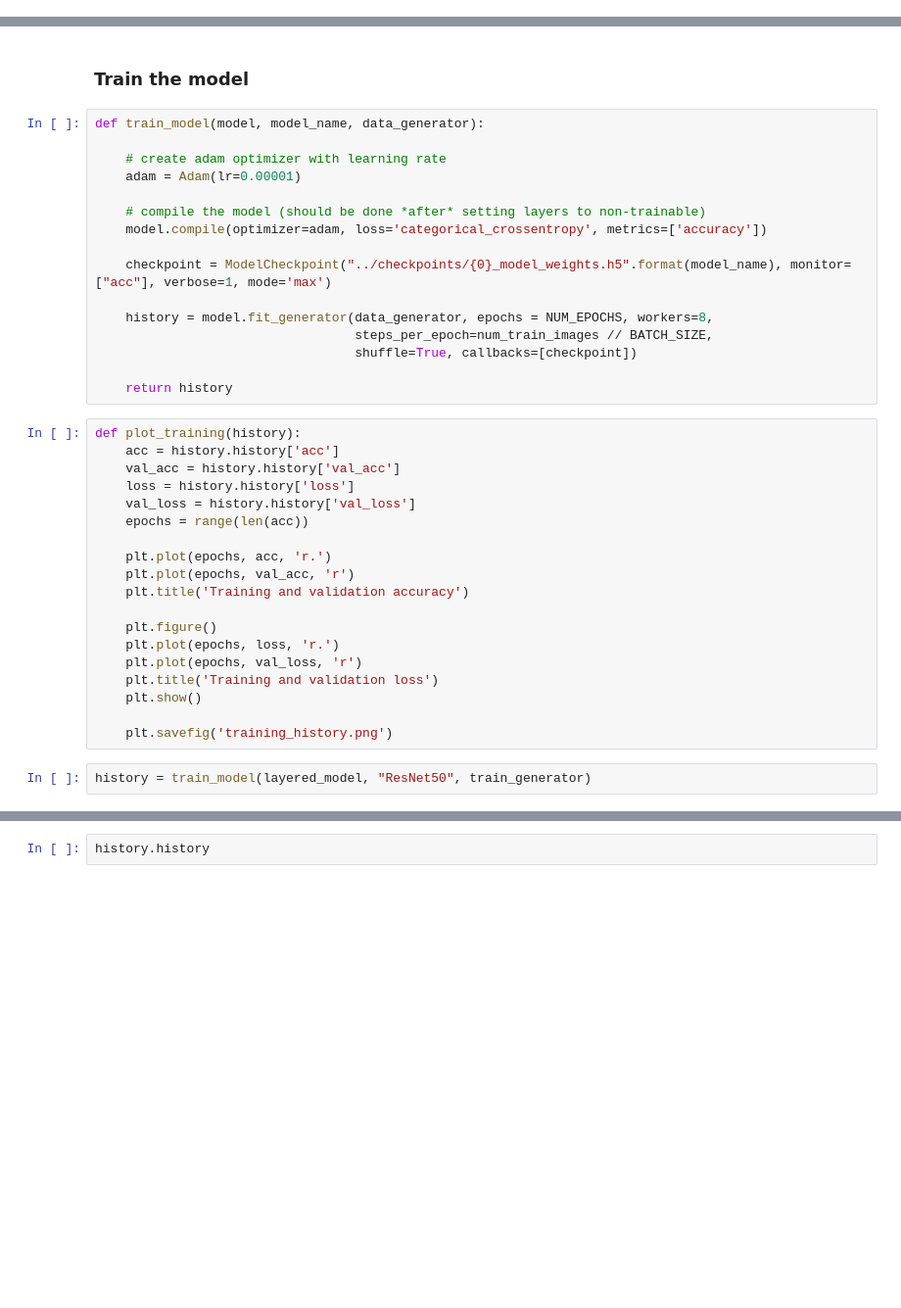
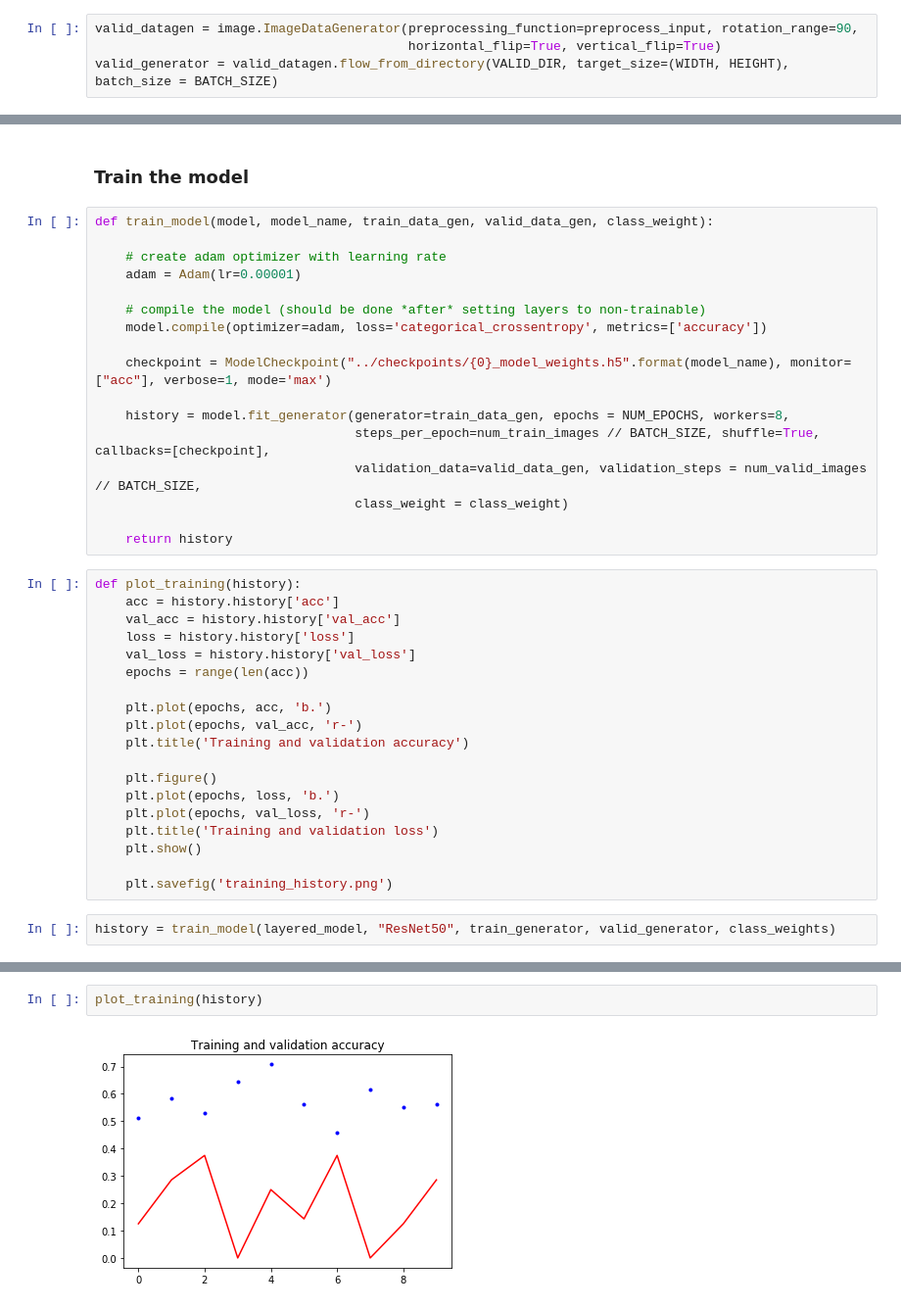
Before and after one commit to Heronalps/GPU_Serverless, a Jupyter notebook: notebooks/image_classification/Image_Classification.ipynb, the cells around one changed output, grey strips where cells are left out. Shown at 98% size. Drawn from its saved outputs; the diff is of its cells as text; blank space fills up the shorter version.

Commit message:
mz - Update image_clf notebook - Downsample empty

```diff
--- a/notebooks/image_classification/Image_Classification.ipynb
+++ b/notebooks/image_classification/Image_Classification.ipynb
@@ -31,0 +47,4 @@ Found 1554 images belonging to 5 classes.
+# %%
+valid_datagen = image.ImageDataGenerator(preprocessing_function=preprocess_input, rotation_range=90,
+                                         horizontal_flip=True, vertical_flip=True)
+valid_generator = valid_datagen.flow_from_directory(VALID_DIR, target_size=(WIDTH, HEIGHT), batch_size = BATCH_SIZE)
@@ -77,7 +98,7 @@ Please use `rate` instead of `keep_prob`. Rate should be set to `rate = 1 - keep
 # %% [markdown]
 ### Train the model
 # %%
-def train_model(model, model_name, data_generator):
+def train_model(model, model_name, train_data_gen, valid_data_gen, class_weight):
 
     # create adam optimizer with learning rate
     adam = Adam(lr=0.00001)
@@ -87,9 +108,10 @@ def train_model(model, model_name, data_generator):
 
     checkpoint = ModelCheckpoint("../checkpoints/{0}_model_weights.h5".format(model_name), monitor=["acc"], verbose=1, mode='max')
 
-    history = model.fit_generator(data_generator, epochs = NUM_EPOCHS, workers=8,
-                                  steps_per_epoch=num_train_images // BATCH_SIZE,
-                                  shuffle=True, callbacks=[checkpoint])
+    history = model.fit_generator(generator=train_data_gen, epochs = NUM_EPOCHS, workers=8,
+                                  steps_per_epoch=num_train_images // BATCH_SIZE, shuffle=True, callbacks=[checkpoint],
+                                  validation_data=valid_data_gen, validation_steps = num_valid_images // BATCH_SIZE,
+                                  class_weight = class_weight)
 
     return history
 # %%
@@ -100,18 +122,18 @@ def plot_training(history):
     val_loss = history.history['val_loss']
     epochs = range(len(acc))
 
-    plt.plot(epochs, acc, 'r.')
-    plt.plot(epochs, val_acc, 'r')
+    plt.plot(epochs, acc, 'b.')
+    plt.plot(epochs, val_acc, 'r-')
     plt.title('Training and validation accuracy')
 
     plt.figure()
-    plt.plot(epochs, loss, 'r.')
-    plt.plot(epochs, val_loss, 'r')
+    plt.plot(epochs, loss, 'b.')
+    plt.plot(epochs, val_loss, 'r-')
     plt.title('Training and validation loss')
     plt.show()
 
     plt.savefig('training_history.png')
 # %%
-history = train_model(layered_model, "ResNet50", train_generator)
+history = train_model(layered_model, "ResNet50", train_generator, valid_generator, class_weights)
 # %% [output]
 Epoch 1/10
@@ -132,5 +154,6 @@ Epoch 10/10
 
 Epoch 00010: saving model to ../checkpoints/ResNet50_model_weights.h5
 # %%
-history.history
+plot_training(history)
 # %% [output]
+[figure, added]
```
Also changed, not shown: parts of 10 cells of this notebook, 1 other file.
